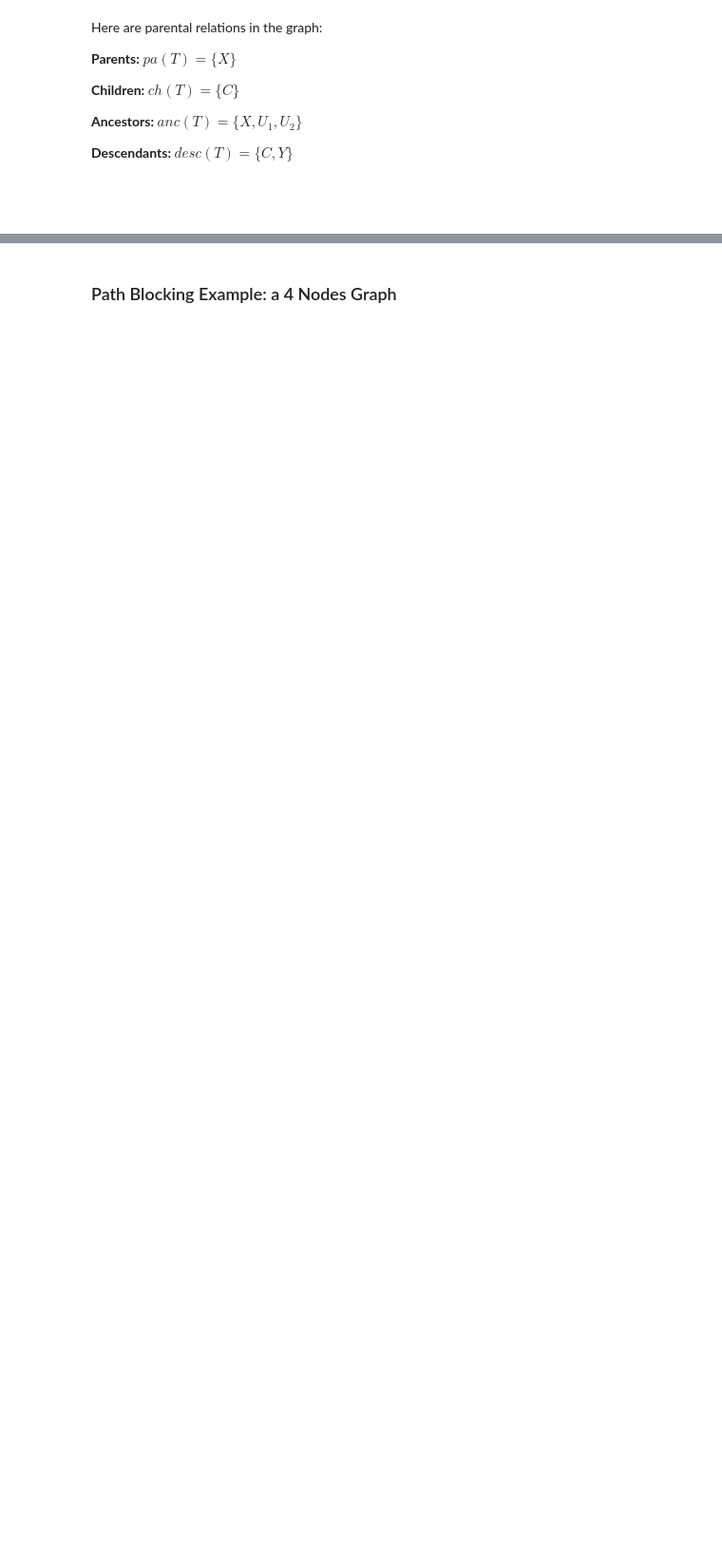
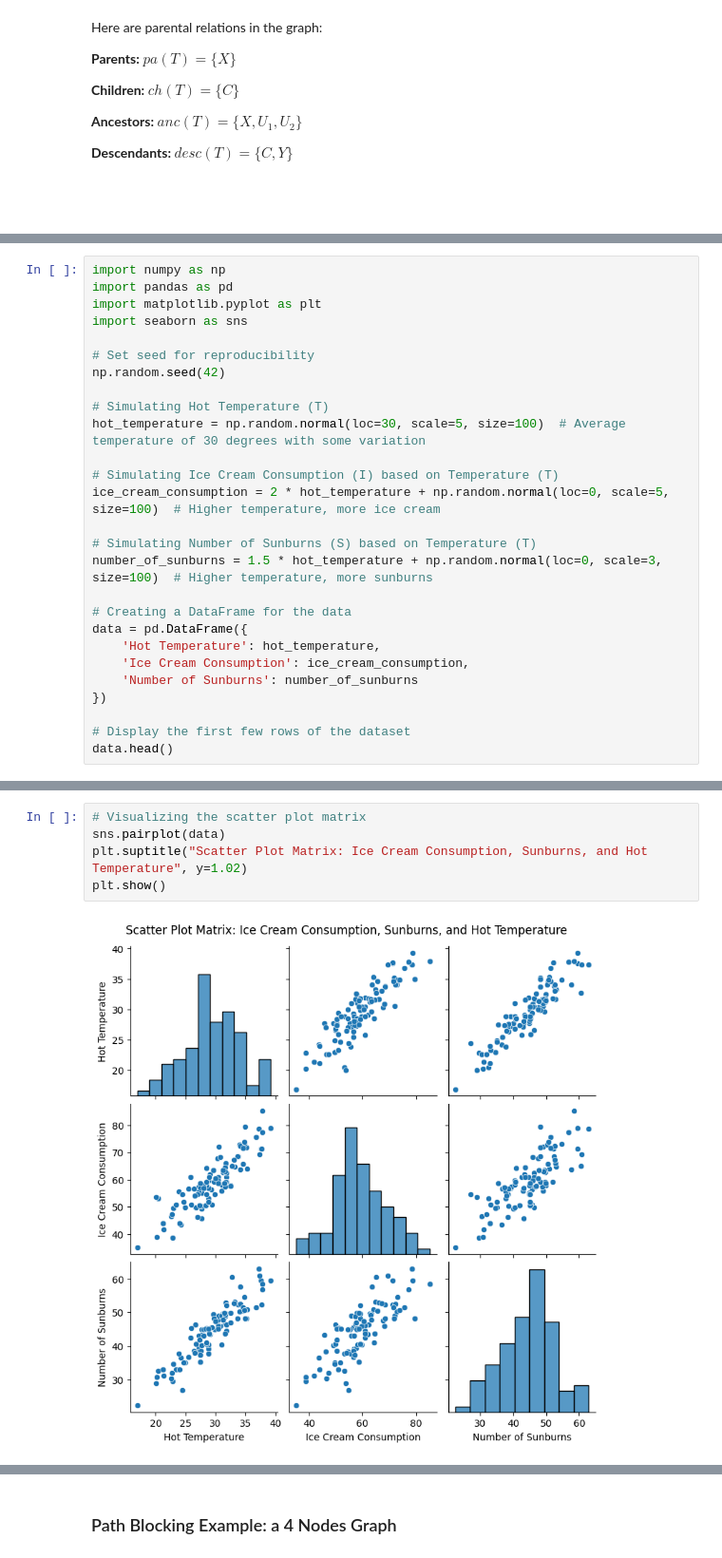
Before and after one commit to Ci2Lab/Applied_Causal_Inference_Course, a Jupyter notebook: lectures/CH-3-Graphical-Causal-Models.ipynb, the cells around one changed output, grey strips where cells are left out. Shown at 95% size. Drawn from its saved outputs; the diff is of its cells as text; blank space fills up the shorter version.

```diff
--- a/lectures/CH-3-Graphical-Causal-Models.ipynb
+++ b/lectures/CH-3-Graphical-Causal-Models.ipynb
@@ -517,0 +246,27 @@ Path are either open or blocked, according to two rules:
+# %%
+import numpy as np
+import pandas as pd
+import matplotlib.pyplot as plt
+import seaborn as sns
+
+# Set seed for reproducibility
+np.random.seed(42)
+
+# Simulating Hot Temperature (T)
+hot_temperature = np.random.normal(loc=30, scale=5, size=100)  # Average temperature of 30 degrees with some variation
+
+# Simulating Ice Cream Consumption (I) based on Temperature (T)
+ice_cream_consumption = 2 * hot_temperature + np.random.normal(loc=0, scale=5, size=100)  # Higher temperature, more ice cream
+
+# Simulating Number of Sunburns (S) based on Temperature (T)
+number_of_sunburns = 1.5 * hot_temperature + np.random.normal(loc=0, scale=3, size=100)  # Higher temperature, more sunburns
+
+# Creating a DataFrame for the data
+data = pd.DataFrame({
+    'Hot Temperature': hot_temperature,
+    'Ice Cream Consumption': ice_cream_consumption,
+    'Number of Sunburns': number_of_sunburns
+})
+
+# Display the first few rows of the dataset
+data.head()
@@ -517,0 +283,7 @@ Path are either open or blocked, according to two rules:
+# %%
+# Visualizing the scatter plot matrix
+sns.pairplot(data)
+plt.suptitle("Scatter Plot Matrix: Ice Cream Consumption, Sunburns, and Hot Temperature", y=1.02)
+plt.show()
+# %% [output]
+[figure, added]
```
Also changed, not shown: parts of 149 cells of this notebook, 2 other files.
